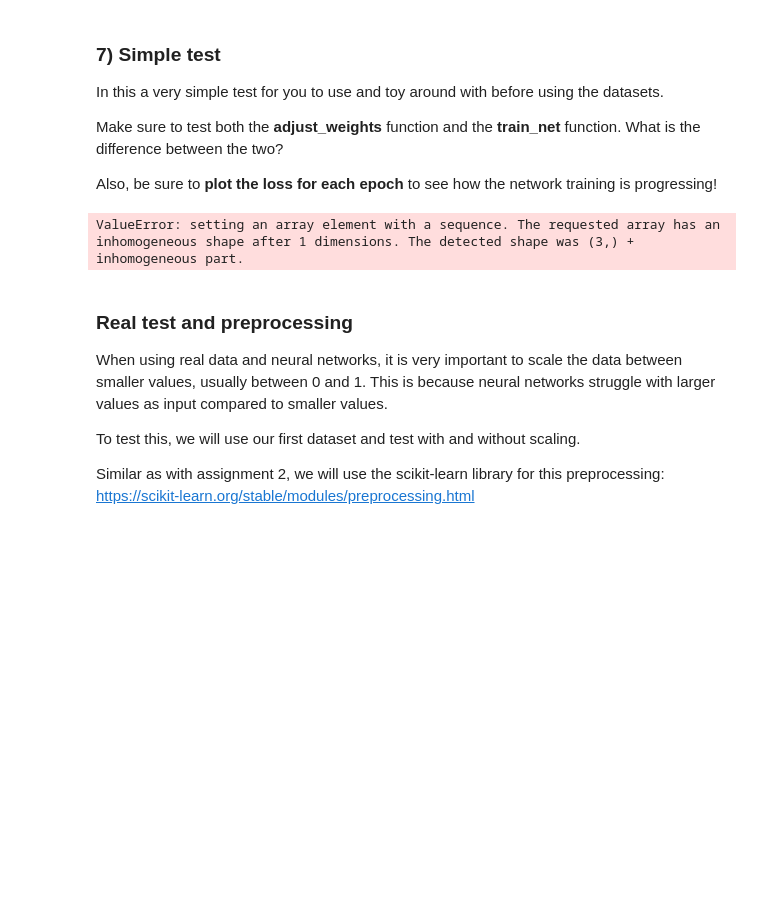
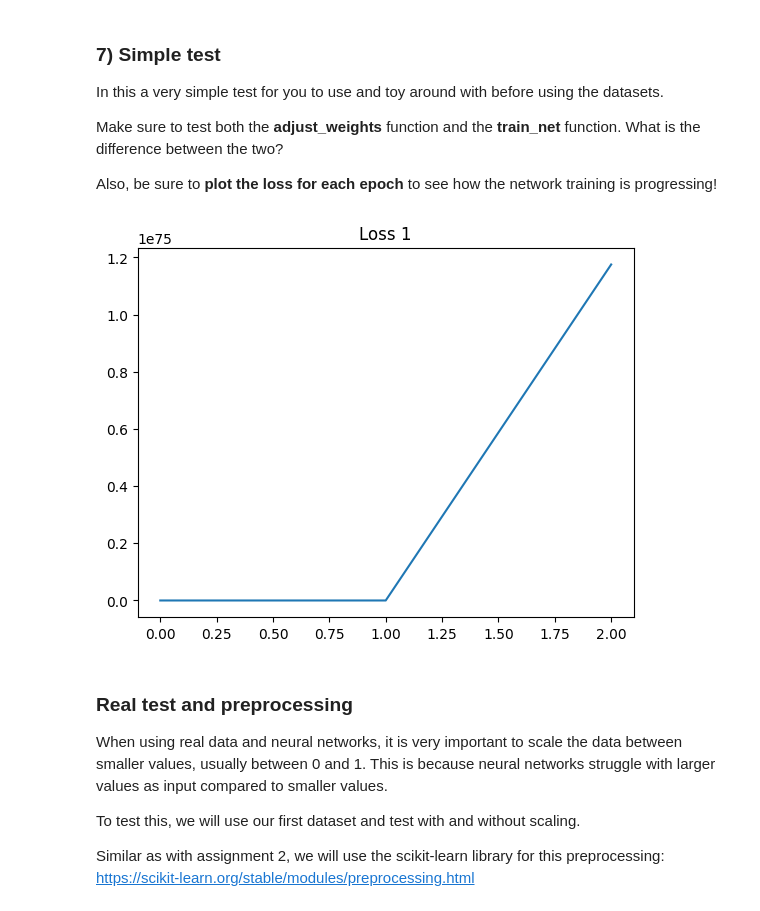
Before and after one commit to JoelScarinius/Neural_Network, a Jupyter notebook: ML-Assignment_3_Joel_Scarinius_Stavmo.ipynb, the cells around one changed output. Cells and saved outputs as stored; diff of their text form; code cells hidden in the pictures; blank space fills up the shorter version.

```diff
--- a/ML-Assignment_3_Joel_Scarinius_Stavmo.ipynb
+++ b/ML-Assignment_3_Joel_Scarinius_Stavmo.ipynb
@@ -265,14 +265,29 @@ class NeuralNet(object):
         loss = MSE_loss(activation,y)
         d_activations = d_MSE_loss(activation,y) # NOTE: The final output can be "seen as" the final activations, thus the name.
 
-        for layer_weights, layer_activation_function, previous_activations in reversed(list(zip(self.weights, self.activation_functions, activation_history))):
+        for i, (
+            layer_weights,
+            layer_activation_function,
+            layer_bias,
+            previous_activations,
+        ) in reversed(
+            list(
+                enumerate(
+                    zip(
+                        self.weights,
+                        self.activation_functions,
+                        self.bias,
+                        activation_history,
+                    )
+                )
+            )
+        ):
 
             d_weights, d_activations, d_bias = propagate_backward(layer_weights, previous_activations, d_activations, layer_bias, layer_activation_function)
 
             # NOTE: Here is where the weight update is happening.
-            for i in range(len(self.weights)):
-                self.weights[i] -= learning_rate * d_weights[i]
-                self.bias[i] -= learning_rate * d_bias[i]
+            self.weights[i] -= learning_rate * d_weights[i]
+            self.bias[i] -= learning_rate * d_bias[i]
 
         return loss
 
@@ -310,29 +325,30 @@ Also, be sure to **plot the loss for each epoch** to see how the network trainin
 # %%
 # TODO: You can change most things in this cell if you want to, we encourage it!
 
 n = 1000
 d = 4
 
 k = np.random.randint(0,10,(d,1))
 x = np.random.normal(0,1,(n,d))
 y = np.dot(x,k) + 0.1 + np.random.normal(0,0.01,(n,1))
 
 
 nn = NeuralNet(d, 1, [18, 12])
 
 loss_1 = [nn.adjust_weights(x, y) for _ in range(1000)]
+print(loss_1)
 
-loss_2 = train_net(...) # TODO: Use the train_net function to compare with the "adjust_weights" function.
+# loss_2 = train_net(...) # TODO: Use the train_net function to compare with the "adjust_weights" function.
 
 plt.plot(loss_1)
 plt.title("Loss 1")
 plt.show()
 
-plt.plot(loss_2)
-plt.title("Loss 2")
-plt.show()
+# plt.plot(loss_2)
+# plt.title("Loss 2")
+# plt.show()
 # %% [output]
-ValueError: setting an array element with a sequence. The requested array has an inhomogeneous shape after 1 dimensions. The detected shape was (3,) + inhomogeneous part.
+[figure, added]
 # %% [markdown]
 ### Real test and preprocessing
 
```
